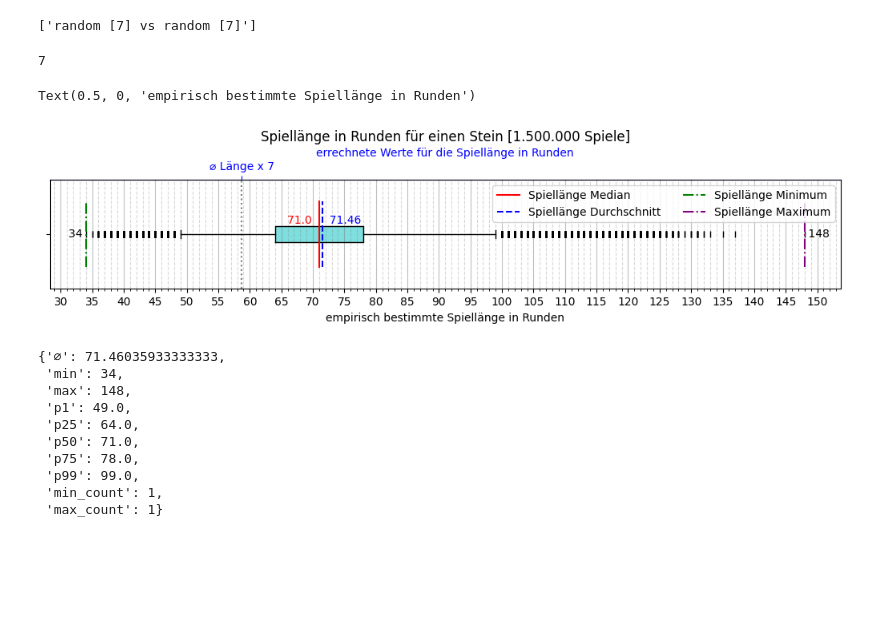
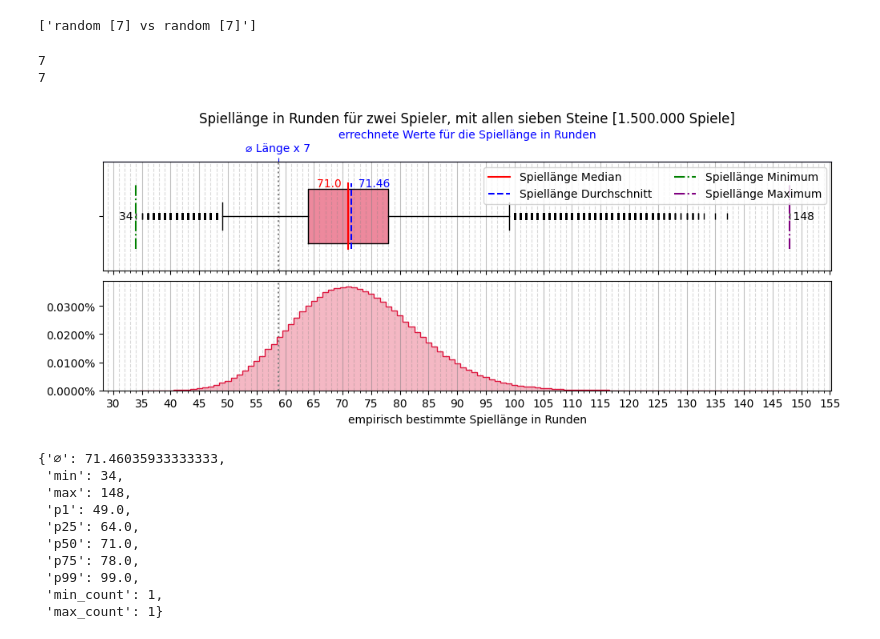
Before and after one commit to LukasWallisch/game-ur-analysis, a Jupyter notebook: src/statistiken/Strategie_Random.ipynb, the cells around one changed output. Saved outputs shown, nothing was run; the diff lists cells and outputs as text; code cells hidden in the pictures; blank space fills up the shorter version.

```diff
--- a/src/statistiken/Strategie_Random.ipynb
+++ b/src/statistiken/Strategie_Random.ipynb
@@ -47,21 +47,18 @@ labels
 ['random [7] vs random [7]']
 # %%
 rc = roundCounts[0]
-figRounds7s, ax = plt.subplot_mosaic([["Boxplots Runden"]], figsize=[
-    10, 2.5], layout="constrained")
-# ax2 = plt.twinx(ax["Boxplots Runden"])
-# makeHistogram(ax2,[rc],[""],colors[0],fill=False)
-# ax2.set_ylabel("Wahrschenlichkeit")
-zeichneErrechnetenWert(ax["Boxplots Runden"], "r",7)
-
-colorboxplot([rc], ax["Boxplots Runden"], [""], colors[0])
-ax["Boxplots Runden"].set_title(
-    "Spiellänge in Runden für einen Stein [{0:n} Spiele]".format(len(rc), grouping=True))
-ax["Boxplots Runden"].set_xlabel('empirisch bestimmte Spiellänge in Runden')
+figRounds7s, ax = plt.subplot_mosaic([["Boxplots"], ["Histogramm"]], figsize=[10, 4], layout="constrained", sharex=True)
+zeichneErrechnetenWert(ax["Boxplots"], "r", 7)
+zeichneErrechnetenWert(ax["Histogramm"], "r", 7, noText=True)
+colorboxplot([rc], ax["Boxplots"], [""], [colors[0]])
+ax["Boxplots"].set_title("Spiellänge in Runden für zwei Spieler, mit allen sieben Steine [{0:n} Spiele]".format(len(rc), grouping=True))
+ax["Histogramm"].set_xlabel('empirisch bestimmte Spiellänge in Runden')
+ax["Boxplots"].tick_params('x', labelbottom=False)
+makeHistogram([rc], ax["Histogramm"], [""], [colors[0]], hideLegend=True)
 # %% [output]
 7
+7
-Text(0.5, 0, 'empirisch bestimmte Spiellänge in Runden')
-[figure, old version]
+[figure, new version]
 # %%
 rc = roundCounts[0]
 roundInfo={"⌀": np.mean(rc), "min": np.min(rc), "max": np.max(rc),
```
Also changed, not shown: parts of 5 cells of this notebook, 12 other files.
